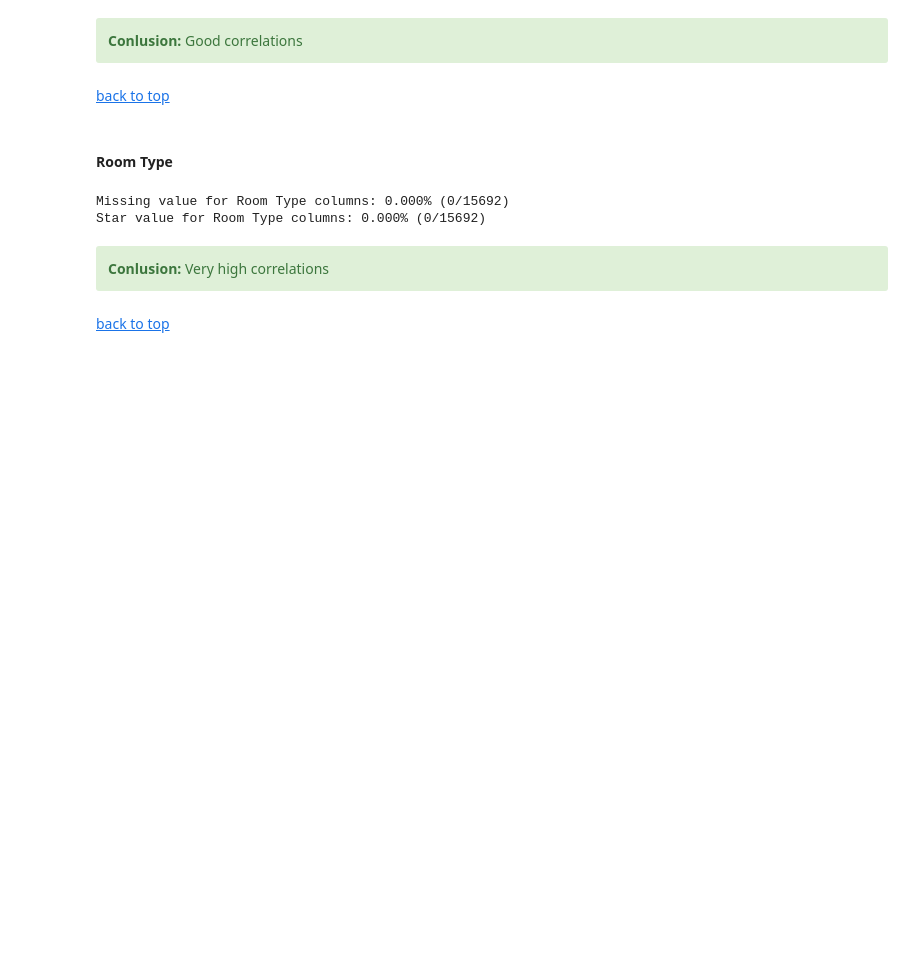
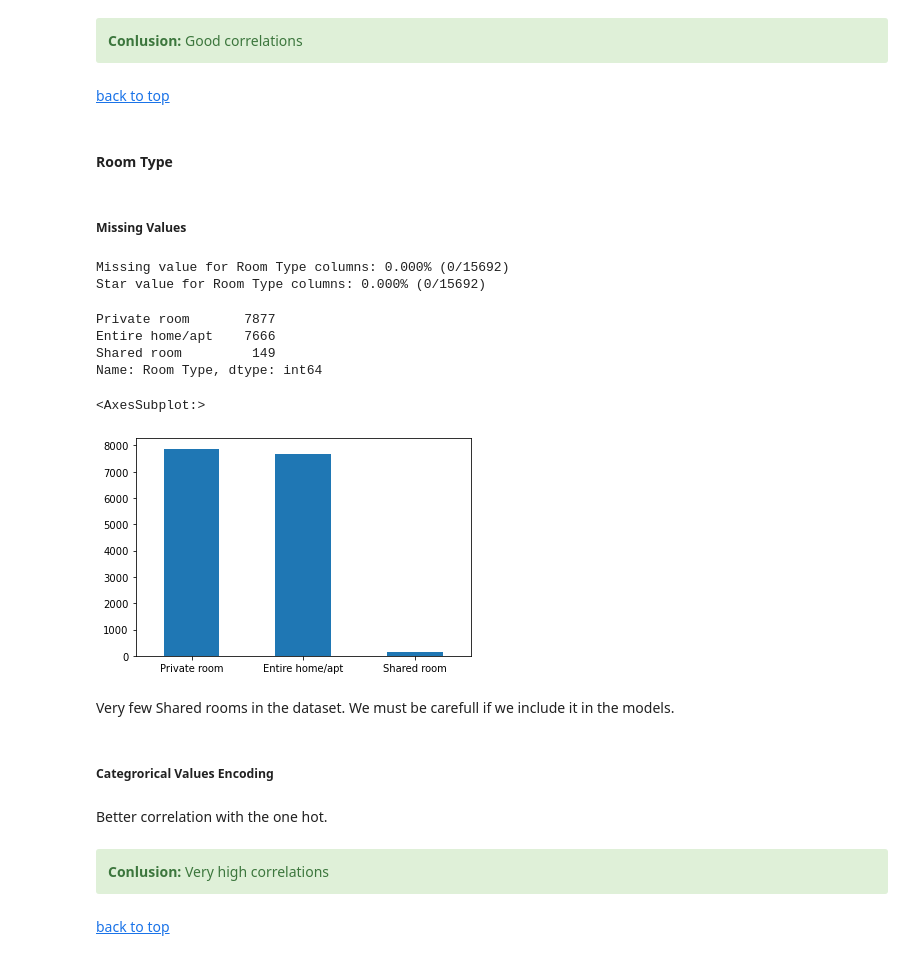
Before and after one commit to flaviendeseure/Airbnb_berlin_price_prediction, a Jupyter notebook: Projet - Airbnb Berlin Price Prediction_REMOTE_17149.ipynb, the cells around one changed output. Saved outputs shown, nothing was run; the diff lists cells and outputs as text; code cells hidden in the pictures; blank space fills up the shorter version.

Commit message:
Finalisation Room Type

```diff
--- a/Projet - Airbnb Berlin Price Prediction_REMOTE_17149.ipynb
+++ b/Projet - Airbnb Berlin Price Prediction_REMOTE_17149.ipynb
@@ -917,8 +918,24 @@ Star value for Property Type columns: 0.478% (75/15692)
 <a href="#top">back to top</a>
 # %% [markdown]
 #### Room Type
+# %% [markdown]
+##### Missing Values
 # %%
 missing_values_rate_display("Room Type", dataset)
 # %% [output]
 Missing value for Room Type columns: 0.000% (0/15692)
 Star value for Room Type columns: 0.000% (0/15692)
+# %%
+print(dataset["Room Type"].value_counts())
+dataset["Room Type"].value_counts().plot.bar(rot=0)
+# %% [output]
+Private room       7877
+Entire home/apt    7666
+Shared room         149
+Name: Room Type, dtype: int64
+<AxesSubplot:>
+[figure, added]
+# %% [markdown]
+Very few Shared rooms in the dataset. We must be carefull if we include it in the models.
+# %% [markdown]
+##### Categrorical Values Encoding
@@ -925,3 +953,5 @@ Star value for Room Type columns: 0.000% (0/15692)
+# %% [markdown]
+Better correlation with the one hot.
 # %% [markdown]
 <div class="alert alert-block alert-success">
 <b>Conlusion:</b> Very high correlations
```
Also changed, not shown: parts of 3 cells of this notebook.
